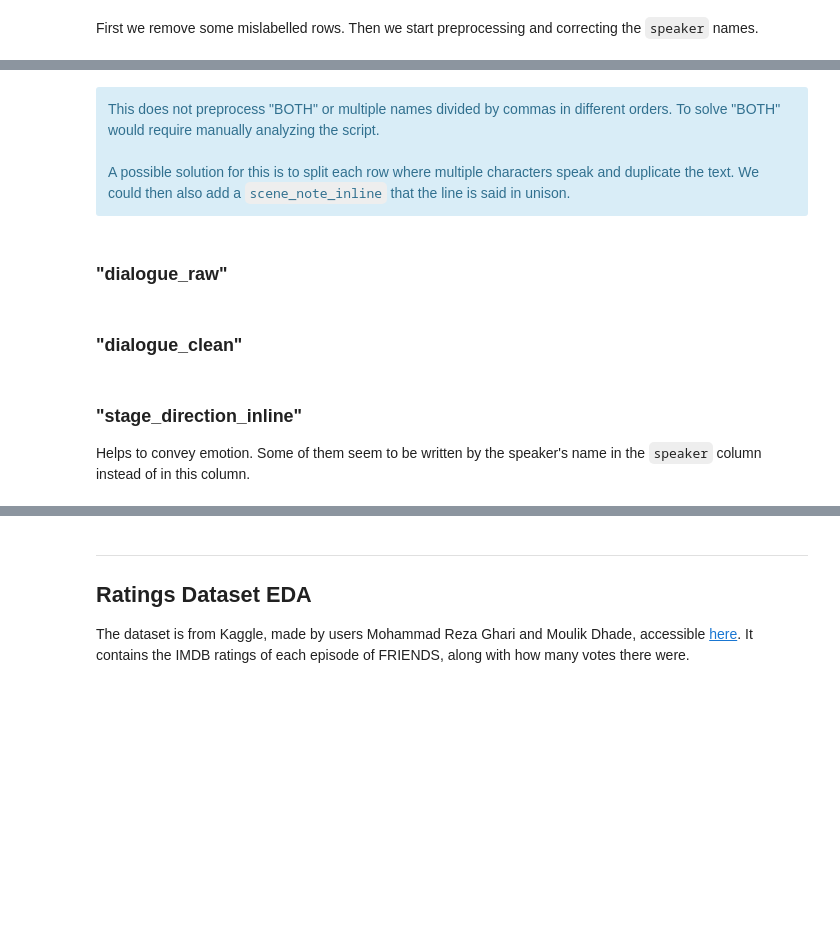
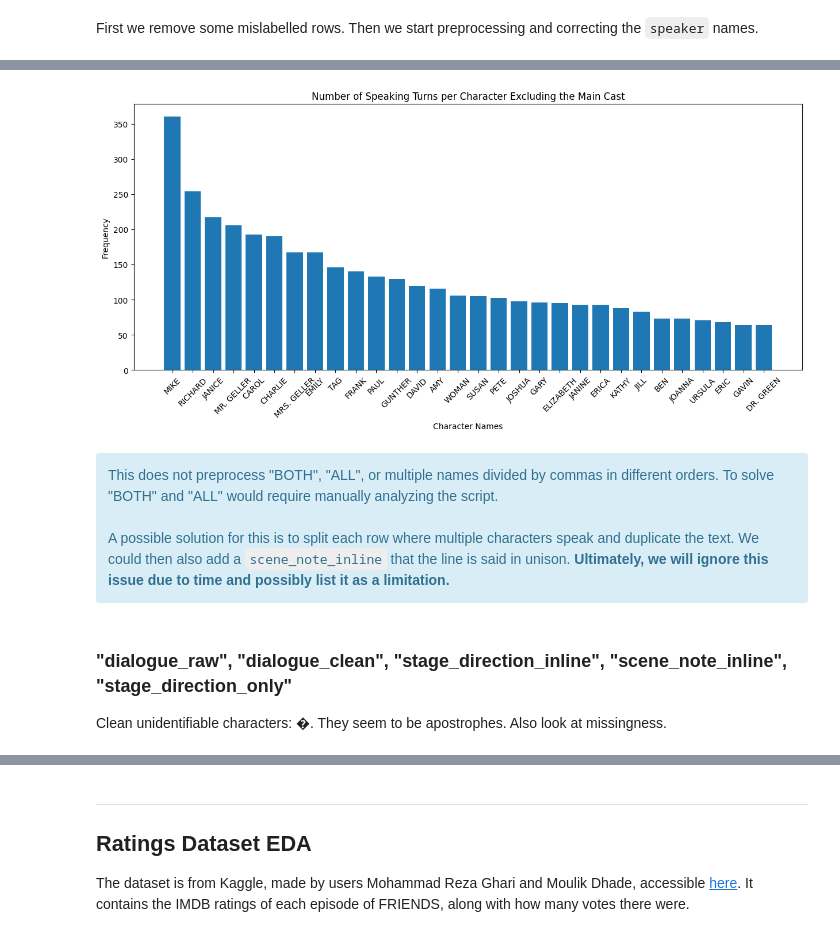
Before and after one commit to DimitarDimitrov2001/EMM-Friends-Project, a Jupyter notebook: data_parser.ipynb, the cells around one changed output, grey strips where cells are left out. Cells and saved outputs as stored; diff of their text form; code cells hidden in the pictures; blank space fills up the shorter version.

```diff
--- a/data_parser.ipynb
+++ b/data_parser.ipynb
@@ -678,15 +650,24 @@ plt.xticks(rotation=45);
+# %%
+# Count each speaker's speaking turn (without the main cast and "ALL")
+counts = df_script["speaker"].value_counts()[7:37]
+
+plt.figure(figsize=(15,6))
+plt.title("Number of Speaking Turns per Character Excluding the Main Cast")
+plt.xlabel("Character Names")
+plt.ylabel("Frequency")
+plt.bar(counts.index, counts.values)
+plt.xticks(rotation=45);
+# %% [output]
+[figure, added]
 # %% [markdown]
 <div class="alert alert-block alert-info">
-    This does not preprocess "BOTH" or multiple names divided by commas in different orders.
-    To solve "BOTH" would require manually analyzing the script.
+    This does not preprocess "BOTH", "ALL", or multiple names divided by commas in different orders.
+    To solve "BOTH" and "ALL" would require manually analyzing the script.
     <br><br>
     A possible solution for this is to split each row where multiple characters speak and duplicate the text.
-    We could then also add a <code>scene_note_inline</code> that the line is said in unison.
+    We could then also add a <code>scene_note_inline</code> that the line is said in unison. <b>Ultimately, we will ignore this issue due to time and possibly list it as a limitation.</b>
 </div>
 # %% [markdown]
-### "dialogue_raw"
+### "dialogue_raw", "dialogue_clean", "stage_direction_inline", "scene_note_inline", "stage_direction_only"
+
+Clean unidentifiable characters: �. They seem to be apostrophes. Also look at missingness.
-# %% [markdown]
-### "dialogue_clean"
-# %% [markdown]
-### "stage_direction_inline"
-Helps to convey emotion. Some of them seem to be written by the speaker's name in the `speaker` column instead of in this column.
```
Also changed, not shown: parts of 52 cells of this notebook.
